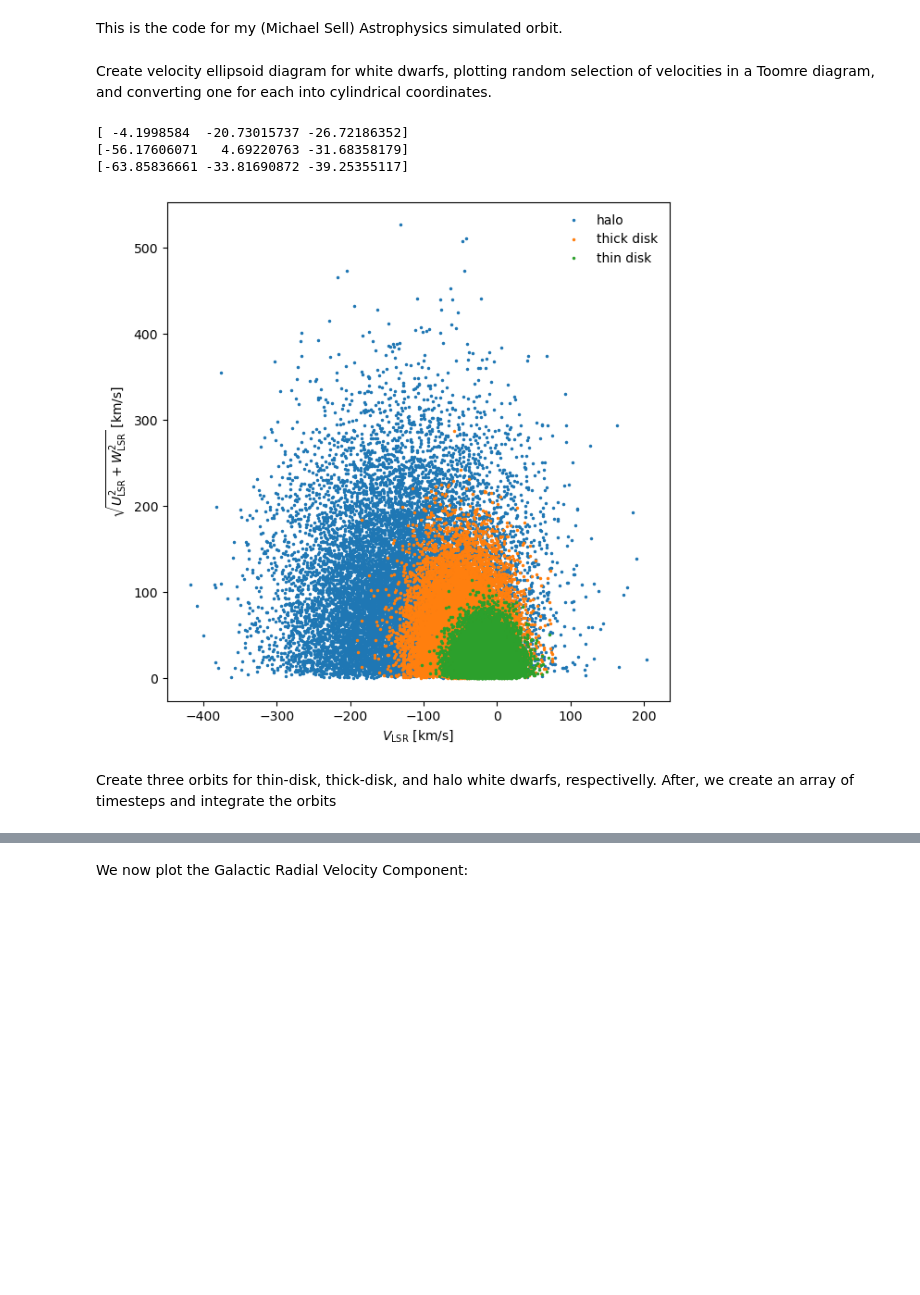
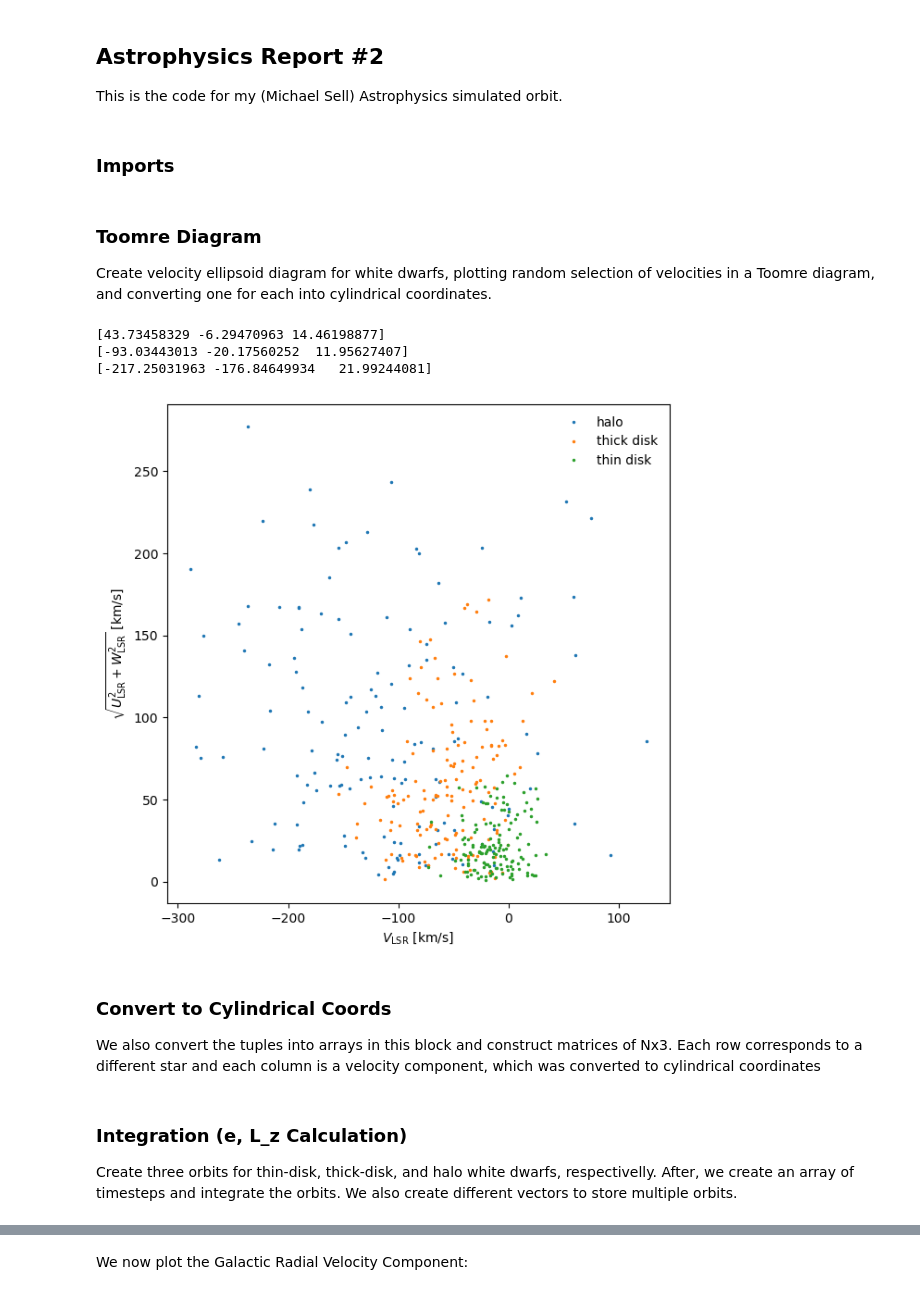
Before and after one commit to CherryWookie/Astrophysics-code, a Jupyter notebook: report2/final_simulation.ipynb, the cells around one changed output, grey strips where cells are left out. Drawn from its saved outputs; the diff is of its cells as text; code cells hidden in the pictures; blank space fills up the shorter version.

```diff
--- a/report2/final_simulation.ipynb
+++ b/report2/final_simulation.ipynb
@@ -1,69 +1,71 @@
 # %% [markdown]
+## Astrophysics Report #2
 This is the code for my (Michael Sell) Astrophysics simulated orbit.
+# %% [markdown]
+### Imports
 # %%
 
 import numpy as np
 import pylab as pl
+import matplotlib.pyplot as plt
 import astropy.units as u
 from galpy.orbit import Orbit
 import galpy.util.coords as coords
 from galpy.potential import MWPotential2014
+from galpy.potential import McMillan17
+# from galpy.potential import Irrgang13I
+from galpy.potential.mwpotentials import McMillan17, Irrgang13I
+from galpy.util.conversion import get_physical
 
-
-N = 15000   #Number of objects
+np.random.seed(0)
+N = 150   #Number of objects
 
 # Physical Paramters
 R0 = 8*u.kpc #kpc
 z0 = 0.025*u.kpc #kpc
 V0 = 220*u.km/u.s   #km/s
 u_sun = -11.1 #km/s
-v_sun = 7.25*u.km / u.s  #km/s
+# v_sun = 7.25*u.km / u.s  #km/s
+v_sun = [-11.1, 7.25, 12.24]*u.km / u.s  #km/s
 w_sun = 12.24 #km/s
 # %% [markdown]
+### Toomre Diagram
 Create velocity ellipsoid diagram for white dwarfs, plotting random selection of velocities in a Toomre diagram, and converting one for each into cylindrical coordinates.
 # %%
-np.random.seed(9)
 
 # velocity ellipsoid
 UVW_thin = np.array([[-4.23,27.19],[-14.67,20.93],[-4.78,19.66]])
 UVW_thick = np.array([[-29.82,59.94],[-48.63,34.69],[-6.43,39.7]])
 UVW_halo = np.array([[-41.17,120.46],[-123.34,78.29],[-6.79,78.31]])
 
 nUVW_thin = np.random.normal(UVW_thin[:,0],UVW_thin[:,1],(N,3))
 nUVW_thick = np.random.normal(UVW_thick[:,0],UVW_thick[:,1],(N,3))
 nUVW_halo = np.random.normal(UVW_halo[:,0],UVW_halo[:,1],(N,3))
 
 print(nUVW_thin[0])
 print(nUVW_thick[0])
 print(nUVW_halo[0])
 
 fig = pl.figure(figsize=(7,7))
 fig.subplots_adjust(wspace=0.3)
 ax1 = fig.add_subplot(111)
 
 ax1.plot(nUVW_halo[:,1],np.sqrt(nUVW_halo[:,0]**2 + nUVW_halo[:,2]), marker='.', ms=3, ls='none', label='halo')
 ax1.plot(nUVW_thick[:,1],np.sqrt(nUVW_thick[:,0]**2 + nUVW_thick[:,2]), marker='.', ms=3, ls='none', label='thick disk')
 ax1.plot(nUVW_thin[:,1],np.sqrt(nUVW_thin[:,0]**2 + nUVW_thin[:,2]), marker='.', ms=3, ls='none', label='thin disk')
 
 ax1.set_xlabel(r'$V_{\rm LSR}$ [km/s]')
 ax1.set_ylabel(r'$\sqrt{U^2_{\rm LSR} + W^2_{\rm LSR}}$ [km/s]')
 
 pl.legend(frameon=False)
 
 
 pl.show()
-
-XYZ = [8,0.0,0.025]
-RTZ_thin = coords.rect_to_cyl(XYZ[0], XYZ[1], XYZ[2])
-vRTZ_thin = coords.rect_to_cyl_vec(nUVW_thin[0,0],nUVW_thin[0,1],nUVW_thin[0,2],XYZ[0], XYZ[1], XYZ[2], cyl=False)
-
-RTZ_thick = coords.rect_to_cyl(XYZ[0], XYZ[1], XYZ[2])
-vRTZ_thick = coords.rect_to_cyl_vec(nUVW_thick[0,0],nUVW_thick[0,1],nUVW_thick[0,2],XYZ[0], XYZ[1], XYZ[2], cyl=False)
-
-RTZ_halo = coords.rect_to_cyl(XYZ[0], XYZ[1], XYZ[2])
-vRTZ_halo = coords.rect_to_cyl_vec(nUVW_halo[0,0],nUVW_halo[0,1],nUVW_halo[0,2],XYZ[0], XYZ[1], XYZ[2], cyl=False)
 # %% [output]
-[ -4.1998584  -20.73015737 -26.72186352]
-[-56.17606071   4.69220763 -31.68358179]
-[-63.85836661 -33.81690872 -39.25355117]
+[43.73458329 -6.29470963 14.46198877]
+[-93.03443013 -20.17560252  11.95627407]
+[-217.25031963 -176.84649934   21.99244081]
-[figure, old version]
+[figure, new version]
+# %% [markdown]
+### Convert to Cylindrical Coords
+We also convert the tuples into arrays in this block and construct matrices of Nx3. Each row corresponds to a different star and each column is a velocity component, which was converted to cylindrical coordinates
@@ -70,3 +95,4 @@ vRTZ_halo = coords.rect_to_cyl_vec(nUVW_halo[0,0],nUVW_halo[0,1],nUVW_halo[0,2],
 # %% [markdown]
-Create three orbits for thin-disk, thick-disk, and halo white dwarfs, respectivelly. After, we create an array of timesteps and integrate the orbits
+### Integration (e, L_z Calculation)
+Create three orbits for thin-disk, thick-disk, and halo white dwarfs, respectivelly. After, we create an array of timesteps and integrate the orbits. We also create different vectors to store multiple orbits.
 # %%
```
Also changed, not shown: parts of 26 cells of this notebook, 9 other files.
